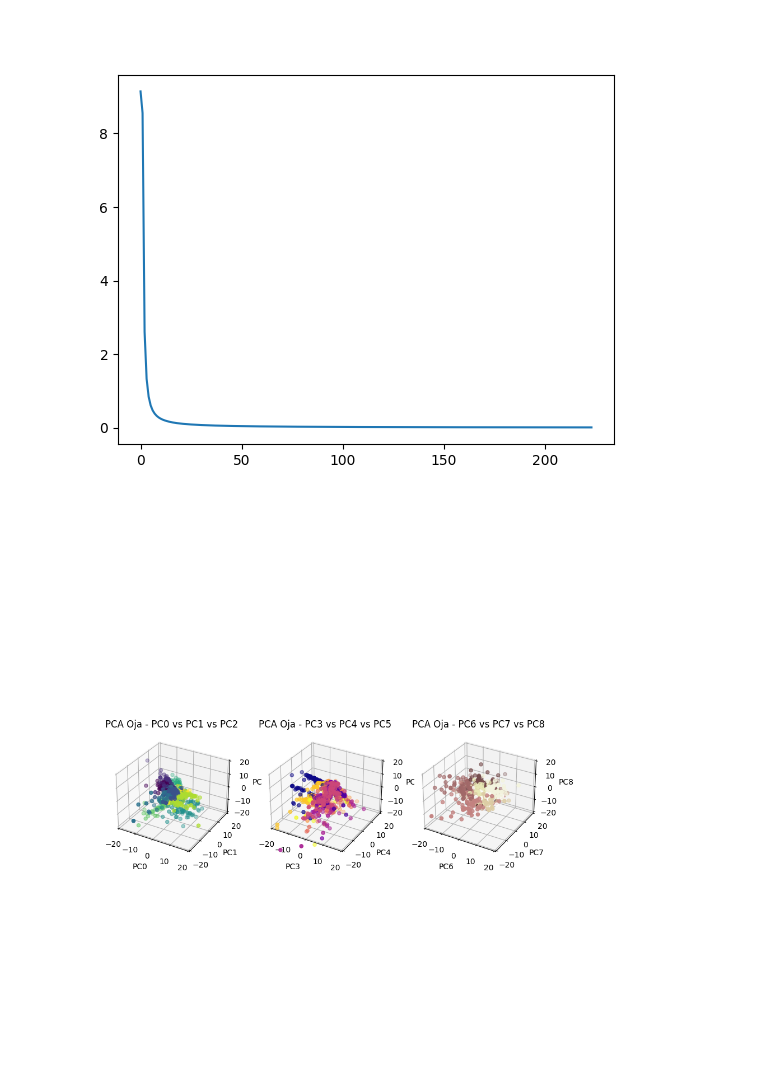
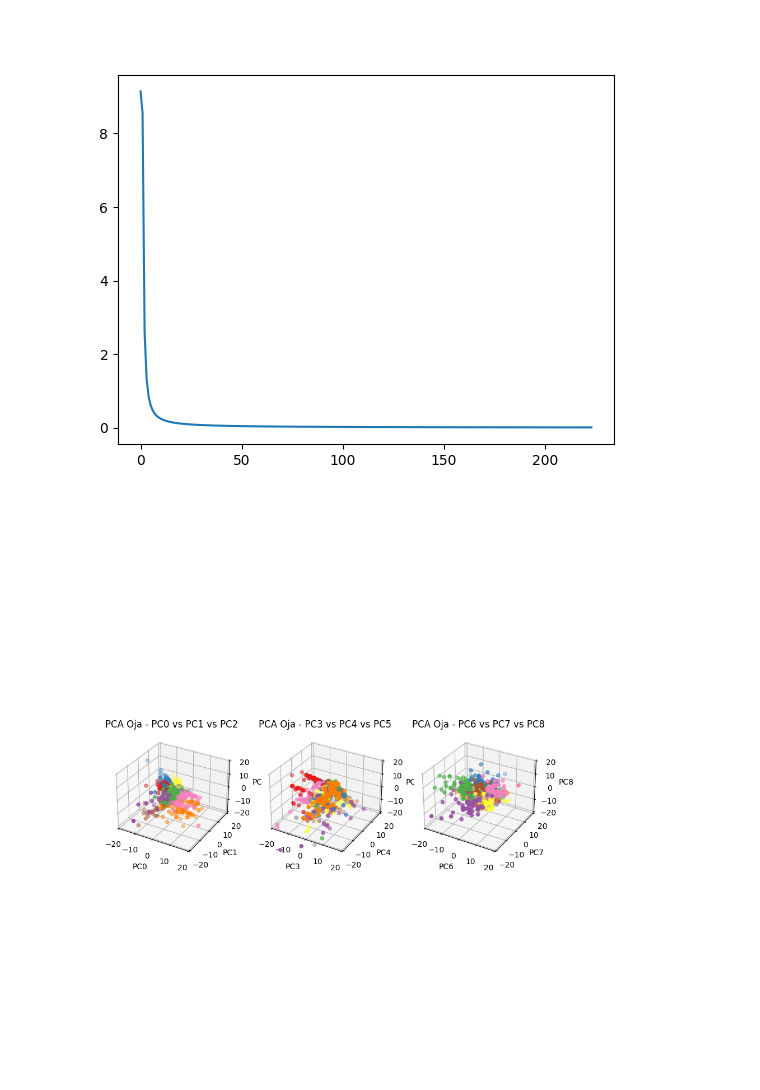
Before and after one commit to sgoldberg27/redes_neuronales-1C2023, a Jupyter notebook: TP2/tp2.ipynb, the cells around one changed output. Saved outputs shown, nothing was run; the diff lists cells and outputs as text; code cells hidden in the pictures.

```diff
--- a/TP2/tp2.ipynb
+++ b/TP2/tp2.ipynb
@@ -112,42 +115,37 @@ def PCA_train(
+# %%
+def graphic_representation(Y):
+    AX_LIM = 20
+
+    fig = plt.figure(figsize=(10, 10))
+
+    for i in range(3):
+        compA, compB, compC = 3 * i, 3 * i + 1, 3 * i + 2
+
+        xyz = fig.add_subplot(1, 3, i + 1, projection="3d")
+        xyz.set_xlim(-AX_LIM, AX_LIM)
+        xyz.set_ylim(-AX_LIM, AX_LIM)
+        xyz.set_zlim(-AX_LIM, AX_LIM)
+        xyz.scatter3D(Y[:, compA], Y[:, compB], Y[:, compC], c=categorias, cmap='Set1')
+
+        # Labeling
+        xyz.set_xlabel(f"PC{compA}")
+        xyz.set_ylabel(f"PC{compB}")
+        xyz.set_zlabel(f"PC{compC}")
+
+        xyz.set_title(f"PCA Oja - PC{compA} vs PC{compB} vs PC{compC}")
+
+
+    plt.show()
 # %%
-W = PCA_train(X, M, oja_correction)
+W_oja = PCA_train(X, M, oja_correction)
 # %% [output]
 Época: 100, ortogonalidad: 0.02237650786742844
 Época: 200, ortogonalidad: 0.011171113056730023
 [figure]
 # %%
-Y = np.dot(X, W)
+Y_oja = np.dot(X, W_oja)
-# %%
-# plot oja
-
-AX_LIM = 20
-
-CMAPS = [
-    "viridis",
-    "plasma",
-    "cividis",
-]
-
-fig = plt.figure(figsize=(10, 10))
-
-for i in range(3):
-    compA, compB, compC = 3 * i, 3 * i + 1, 3 * i + 2
-
-    xyz = fig.add_subplot(1, 3, i + 1, projection="3d")
-    xyz.set_xlim(-AX_LIM, AX_LIM)
-    xyz.set_ylim(-AX_LIM, AX_LIM)
-    xyz.set_zlim(-AX_LIM, AX_LIM)
-    xyz.scatter3D(Y[:, compA], Y[:, compB], Y[:, compC], c=categorias, cmap=CMAPS[i])
-
-    # Labeling
-    xyz.set_xlabel(f"PC{compA}")
-    xyz.set_ylabel(f"PC{compB}")
-    xyz.set_zlabel(f"PC{compC}")
-
-    xyz.set_title(f"PCA Oja - PC{compA} vs PC{compB} vs PC{compC}")
-
-
-plt.show()
-# %% [output]
-[figure, removed]
+# %%
+graphic_representation(Y_oja)
+# %% [output]
+[figure, added]
 # %%
```
Also changed, not shown: parts of 4 cells of this notebook.
